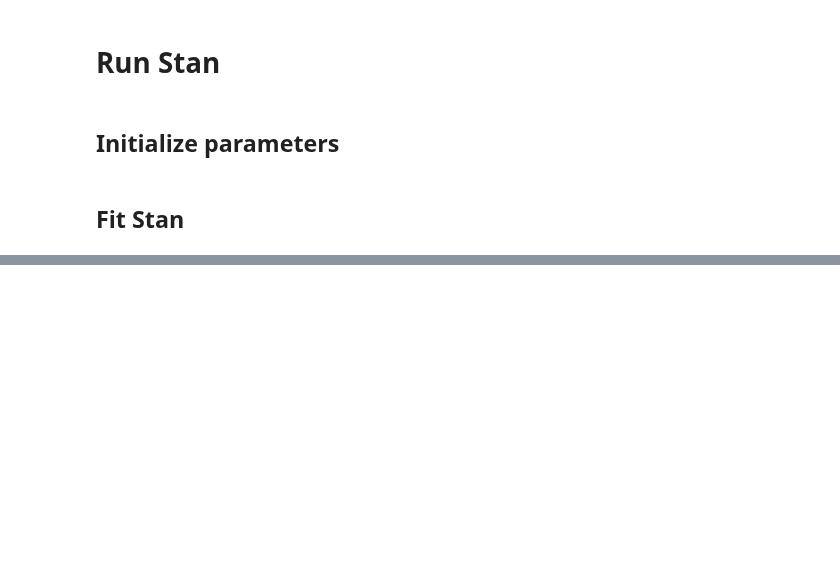
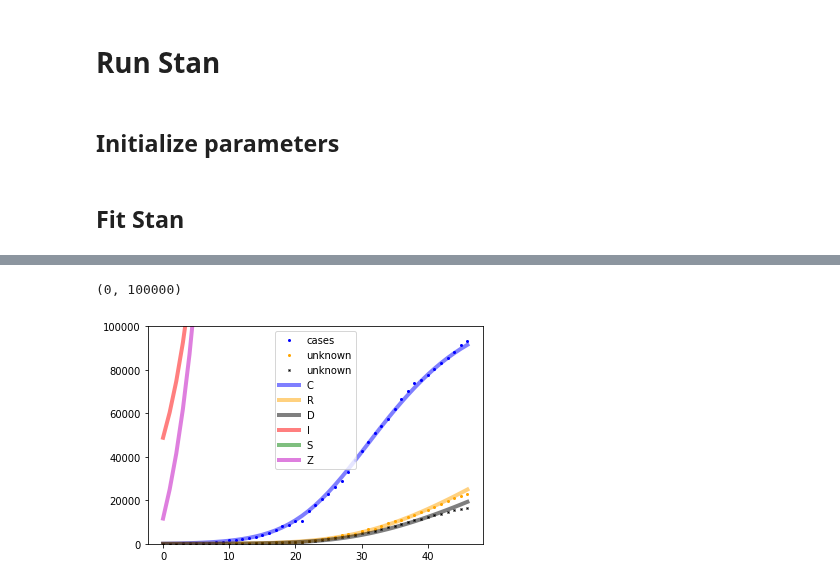
Before and after one commit to ccc1685/covid-19, a Jupyter notebook: Stan/MBS_epidemic_concentration_fitter.ipynb, the cells around one changed output, grey strips where cells are left out. Cells and saved outputs as stored; diff of their text form; code cells hidden in the pictures; blank space fills up the shorter version.

```diff
--- a/Stan/MBS_epidemic_concentration_fitter.ipynb
+++ b/Stan/MBS_epidemic_concentration_fitter.ipynb
@@ -199,10 +215,10 @@ if model.name in ["sicrq"]:
 # %% [markdown]
 ## Fit Stan
 # %%
-n_chains=12
-n_warmups=500
-n_iter=20000
-n_thin=10
+n_chains=4
+n_warmups=1000
+n_iter=5000
+n_thin=50
 
 control = {'adapt_delta':0.95}
 fit = stanrunmodel.sampling(data = model.stan_data,init = init_fun,control=control, chains = n_chains, warmup = n_warmups, iter = n_iter, thin=n_thin, seed=13219)
@@ -237,31 +288,35 @@ if model.name in ["sicrq"]:
     labels = ['C','R','D','I','S','Z']
     c_ = ['b','orange','k','r','g','m']
     n = 5
+    Sind=4
 
 lw=4
 a = 0.5
 for i in range(n):
     plt.plot(model.stan_data['n_scale']*fit.extract()['u'][-1,:,i],label=labels[i],lw=lw,alpha=a,color=c_[i])
 plt.plot(model.stan_data['n_scale']*(1-fit.extract()['u'][-1,:,Sind]),label=labels[-1],lw=lw,alpha=a,color=c_[-1])
 plt.legend()
 plt.ylim((0,100000))
 
 # labels = ['C','D','R','I','S','Z']
 # lw=4
 # a = 0.5
 # for i in range(5):
 #     plt.plot(model.stan_data['n_scale']*fit.extract()['u'][-1,:,i],label=labels[i],lw=lw,alpha=a)
 # plt.plot(model.stan_data['n_scale']*(1-fit.extract()['u'][-1,:,4]),label=labels[-1],lw=lw,alpha=a)
 # plt.legend()
 # plt.ylim((0,100000))
 
 # # plt.subplot(1,2,2)
 # # tot = DF["cases"][-1:] + DF["recovered"][-1:] + DF["deaths"][-1:]
 
 # # plt.axvline(model.stan_data['t0'],color='k', linestyle="dashed")
 # plt.legend()
 # plt.title(roi)
 # plt.figure()
 # # plt.plot(fit.extract()['lp__'])
 # az.plot_density(fit,group='posterior',var_names=["theta","R_0"])
+# %% [output]
+(0, 100000)
+[figure, added]
 # %%
```
Also changed, not shown: parts of 10 cells of this notebook, 2 other files.
